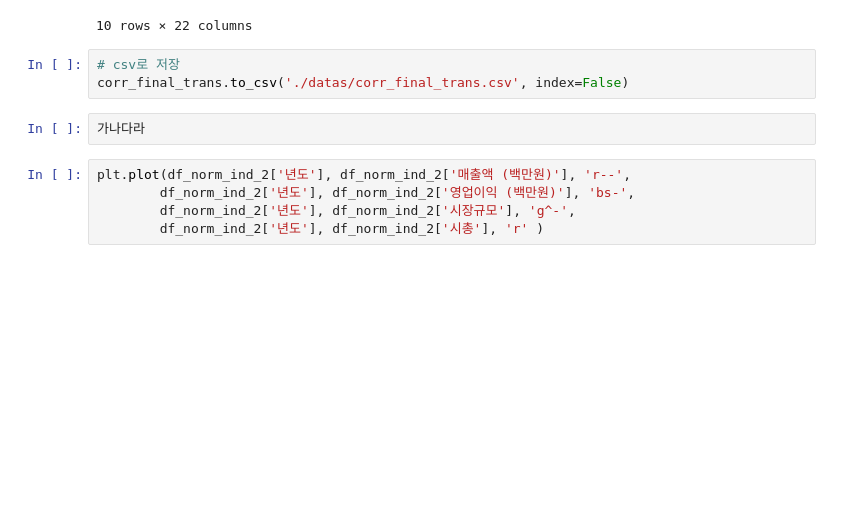
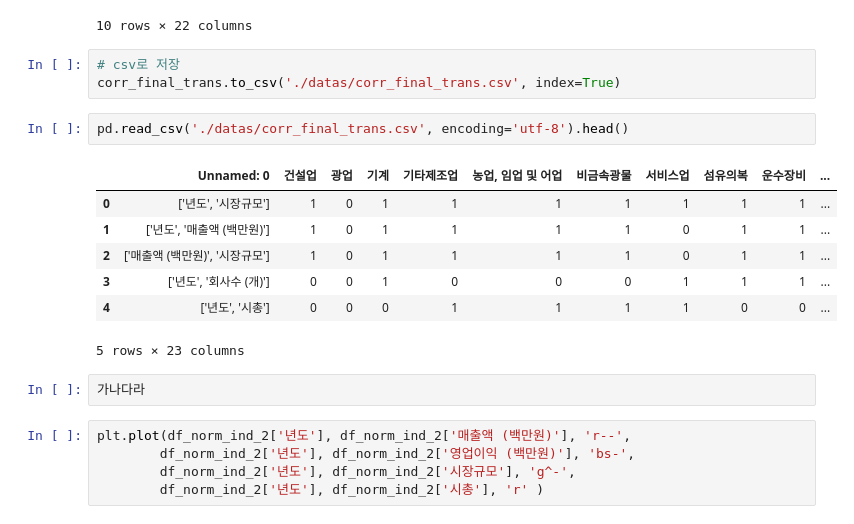
Before and after one commit to dss-16th/eda-repo-1, a Jupyter notebook: eda_corr.ipynb, the cells around one changed output. Cells and saved outputs as stored; diff of their text form; blank space fills up the shorter version.

Commit message:
change to_csv indexing

```diff
--- a/eda_corr.ipynb
+++ b/eda_corr.ipynb
@@ -487,7 +487,17 @@ corr_final_trans.head(10)
 10 rows × 22 columns
 # %%
 # csv로 저장
-corr_final_trans.to_csv('./datas/corr_final_trans.csv', index=False)
+corr_final_trans.to_csv('./datas/corr_final_trans.csv', index=True)
+# %%
+pd.read_csv('./datas/corr_final_trans.csv', encoding='utf-8').head()
+# %% [output]
+|  | Unnamed: 0 | 건설업 | 광업 | 기계 | 기타제조업 | 농업, 임업 및 어업 | 비금속광물 | 서비스업 | 섬유의복 | 운수장비 | ... |
+| 0 | ['년도', '시장규모'] | 1 | 0 | 1 | 1 | 1 | 1 | 1 | 1 | 1 | ... |
+| 1 | ['년도', '매출액 (백만원)'] | 1 | 0 | 1 | 1 | 1 | 1 | 0 | 1 | 1 | ... |
+| 2 | ['매출액 (백만원)', '시장규모'] | 1 | 0 | 1 | 1 | 1 | 1 | 0 | 1 | 1 | ... |
+| 3 | ['년도', '회사수 (개)'] | 0 | 0 | 1 | 0 | 0 | 0 | 1 | 1 | 1 | ... |
+| 4 | ['년도', '시총'] | 0 | 0 | 0 | 1 | 1 | 1 | 1 | 0 | 0 | ... |
+5 rows × 23 columns
 # %%
 가나다라
 # %%
```
Also changed, not shown: parts of 8 cells of this notebook.
